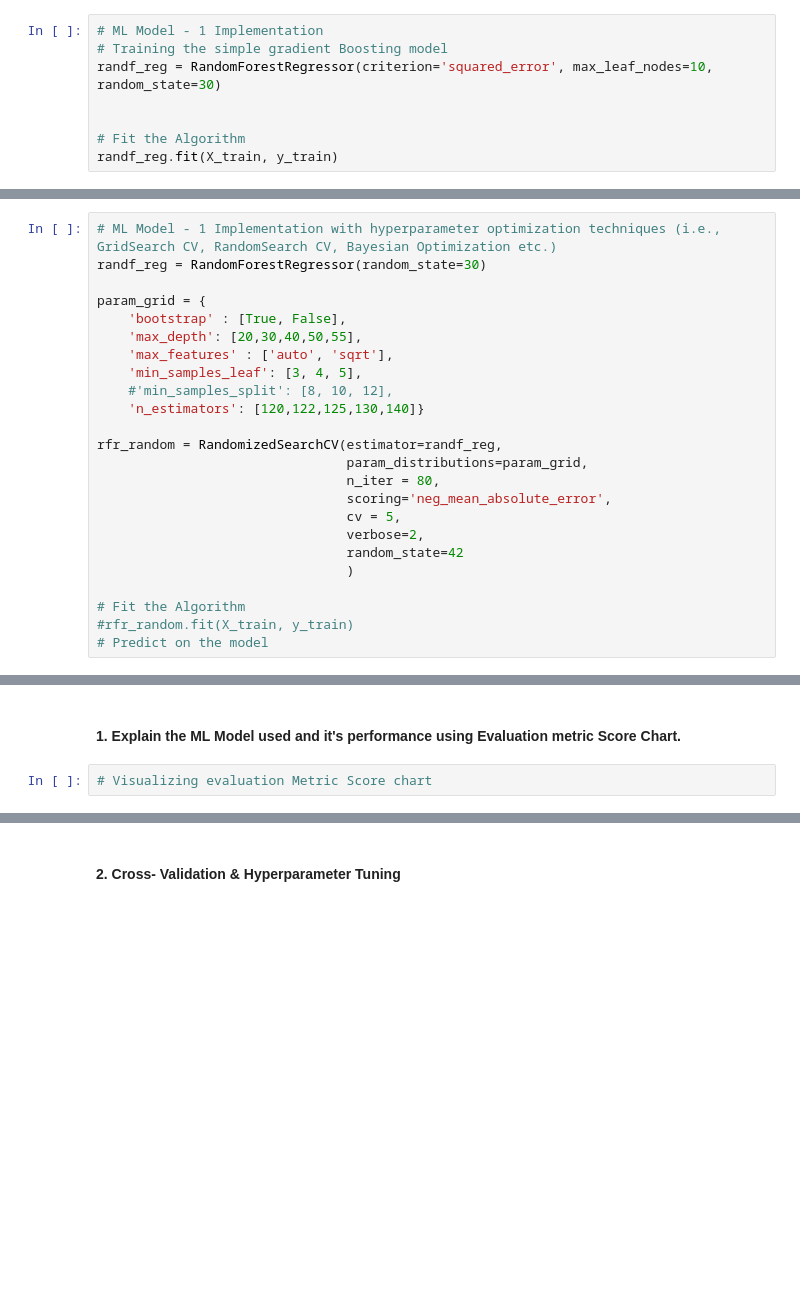
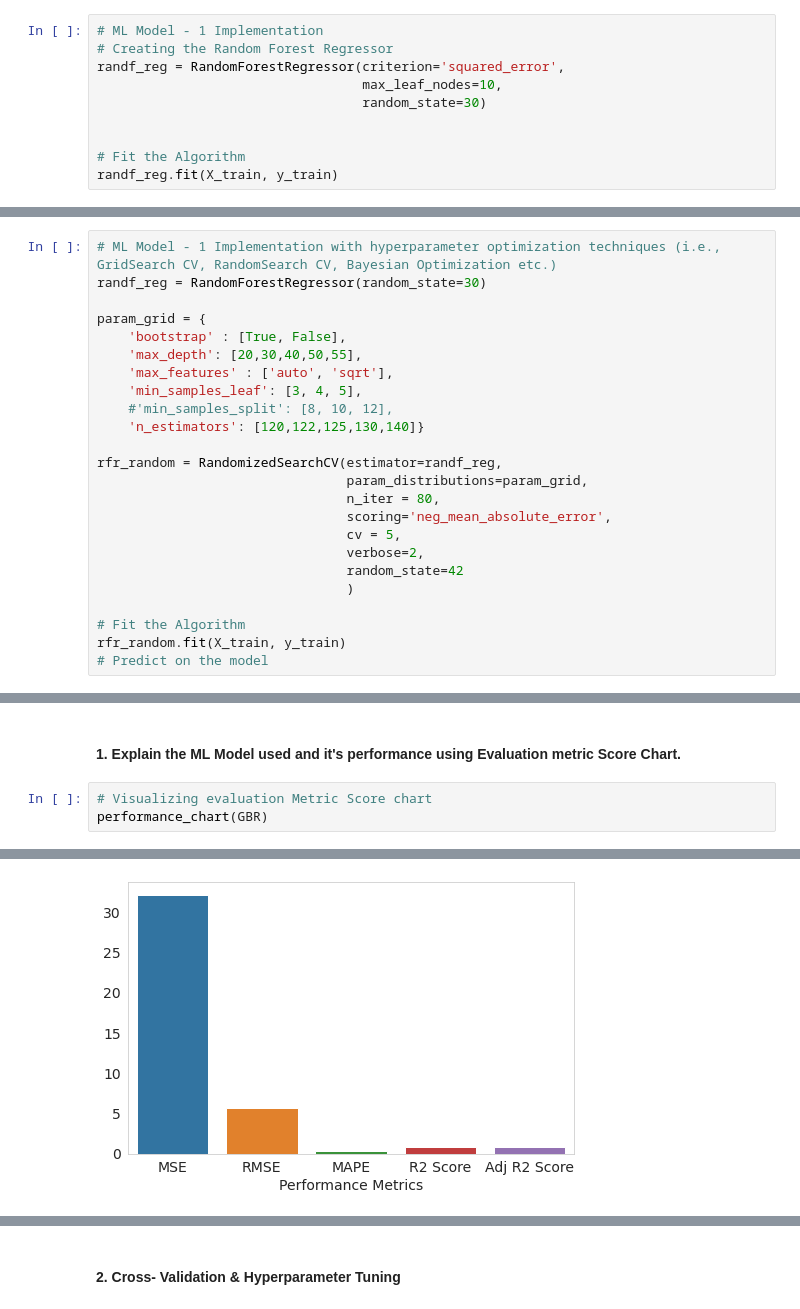
Before and after one commit to maxashoka3/Transport-Demand-Prediction, a Jupyter notebook: Transport_Demand_Prediction.ipynb, the cells around one changed output, grey strips where cells are left out. Saved outputs shown, nothing was run; the diff lists cells and outputs as text; blank space fills up the shorter version.

```diff
--- a/Transport_Demand_Prediction.ipynb
+++ b/Transport_Demand_Prediction.ipynb
@@ -1952,7 +2035,9 @@ Answer Here.
 # %%
 # ML Model - 1 Implementation
-# Training the simple gradient Boosting model
-randf_reg = RandomForestRegressor(criterion='squared_error', max_leaf_nodes=10, random_state=30)
+# Creating the Random Forest Regressor
+randf_reg = RandomForestRegressor(criterion='squared_error',
+                                  max_leaf_nodes=10,
+                                  random_state=30)
 
 
 # Fit the Algorithm
@@ -2094,5 +2184,5 @@ rfr_random = RandomizedSearchCV(estimator=randf_reg,
                                 )
 
 # Fit the Algorithm
-#rfr_random.fit(X_train, y_train)
+rfr_random.fit(X_train, y_train)
 # Predict on the model
@@ -2138,3 +2230,5 @@ Adjusted R2 for Test data:  0.7903090759952016
 #### 1. Explain the ML Model used and it's performance using Evaluation metric Score Chart.
 # %%
 # Visualizing evaluation Metric Score chart
+performance_chart(GBR)
+# %% [output]
@@ -2140,0 +2245 @@ Adjusted R2 for Test data:  0.7903090759952016
+[figure, added]
```
Also changed, not shown: parts of 85 cells of this notebook.
